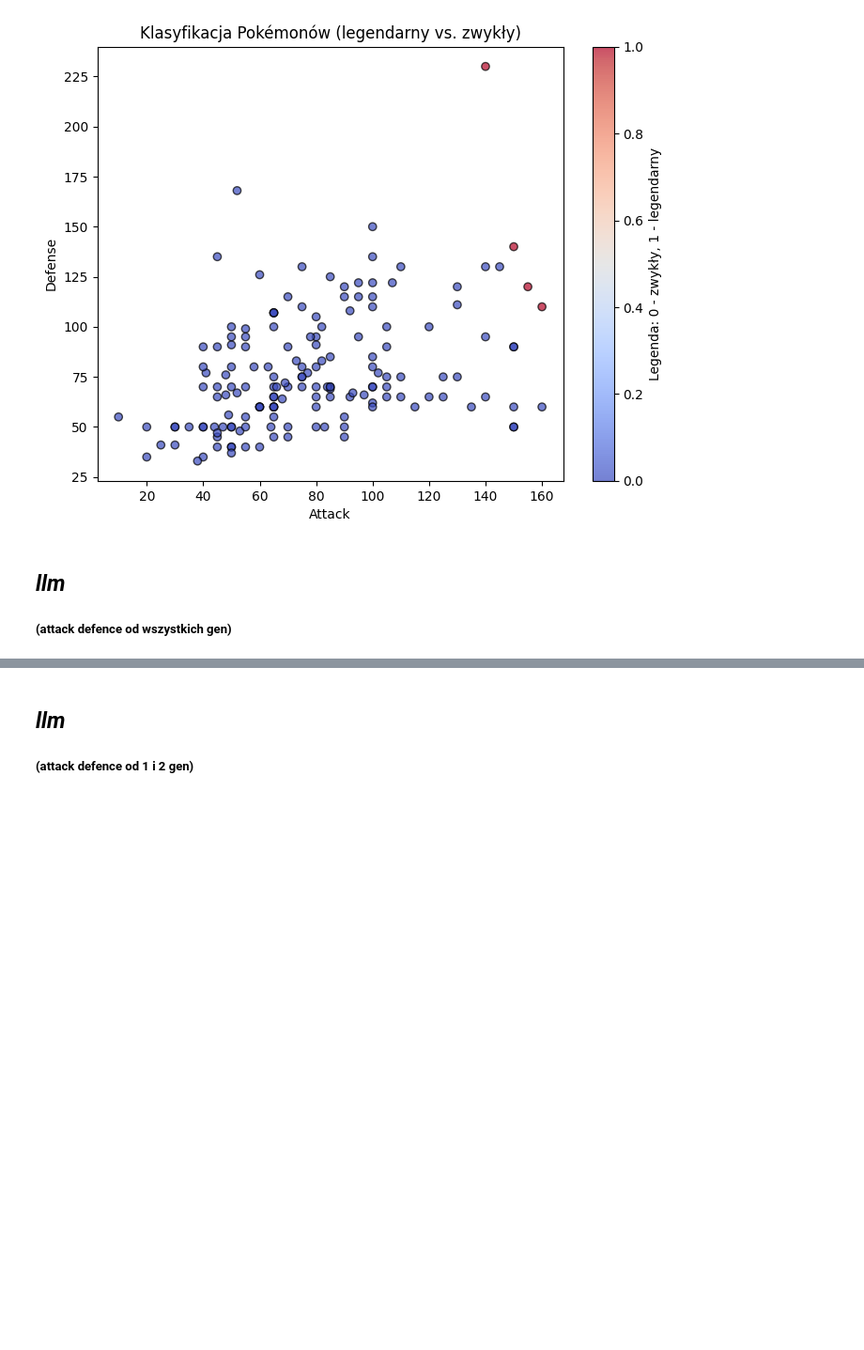
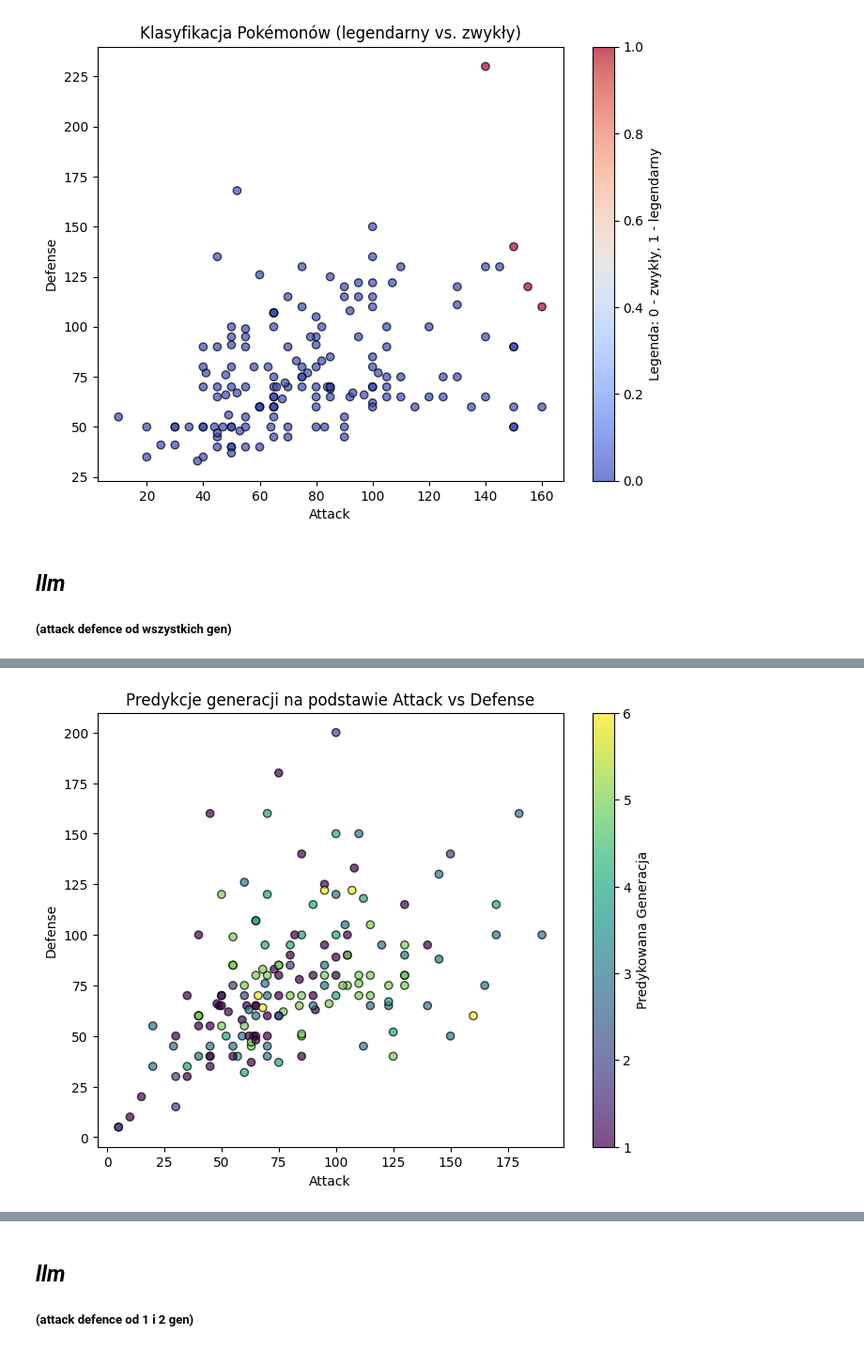
Before and after one commit to tak-creator/giganci, a Jupyter notebook: pandas_pokemon.ipynb, the cells around one changed output, grey strips where cells are left out. Shown at 94% size. Drawn from its saved outputs; the diff is of its cells as text; code cells hidden in the pictures; blank space fills up the shorter version.

```diff
--- a/pandas_pokemon.ipynb
+++ b/pandas_pokemon.ipynb
@@ -319,13 +323,5 @@ Y = dataframe['Generation']
 # %%
-# Podział na zbiór treningowy i testowy
-X_train, X_test, Y_train, Y_test = train_test_split(
-    X, Y,
-    test_size=0.2,
-    random_state=42,
-    stratify=Y
-)
-
-# Standaryzacja
+# Scale
 scaler = StandardScaler()
 X_train_s = scaler.fit_transform(X_train)
 X_test_s  = scaler.transform(X_test)
@@ -388,0 +333,25 @@ Mean CV Accuracy: 0.2350 ± 0.0434
+# %%
+# Updated parameter grid: removed 'auto'
+param_dist = {
+    'n_estimators': randint(100, 300),
+    'max_depth': randint(5, 20),
+    'min_samples_split': randint(2, 10),
+    'min_samples_leaf': randint(1, 5),
+    'max_features': ['sqrt', 'log2', None]  # ‘auto’ removed
+}
+
+rf = RandomForestClassifier(random_state=42, n_jobs=-1)
+
+rand_search = RandomizedSearchCV(
+    rf,
+    param_distributions=param_dist,
+    n_iter=30,
+    cv=StratifiedKFold(3),
+    scoring='accuracy',
+    random_state=42,
+    n_jobs=-1,
+    verbose=0
+)
+
+rand_search.fit(X_train_p, y_train)
+best_rf = rand_search.best_estimator_
@@ -388,0 +391,10 @@ Mean CV Accuracy: 0.2350 ± 0.0434
+# %%
+# Plot
+plt.figure(figsize=(8, 6))
+scatter = plt.scatter(X_test['Attack'], X_test['Defense'], c=y_pred, cmap='viridis', edgecolors='k', alpha=0.7)
+plt.xlabel('Attack'); plt.ylabel('Defense')
+plt.title('Predykcje generacji na podstawie Attack vs Defense')
+plt.colorbar(scatter, label='Predykowana Generacja')
+plt.show()
+# %% [output]
+[figure, added]
```
Also changed, not shown: parts of 13 cells of this notebook.
